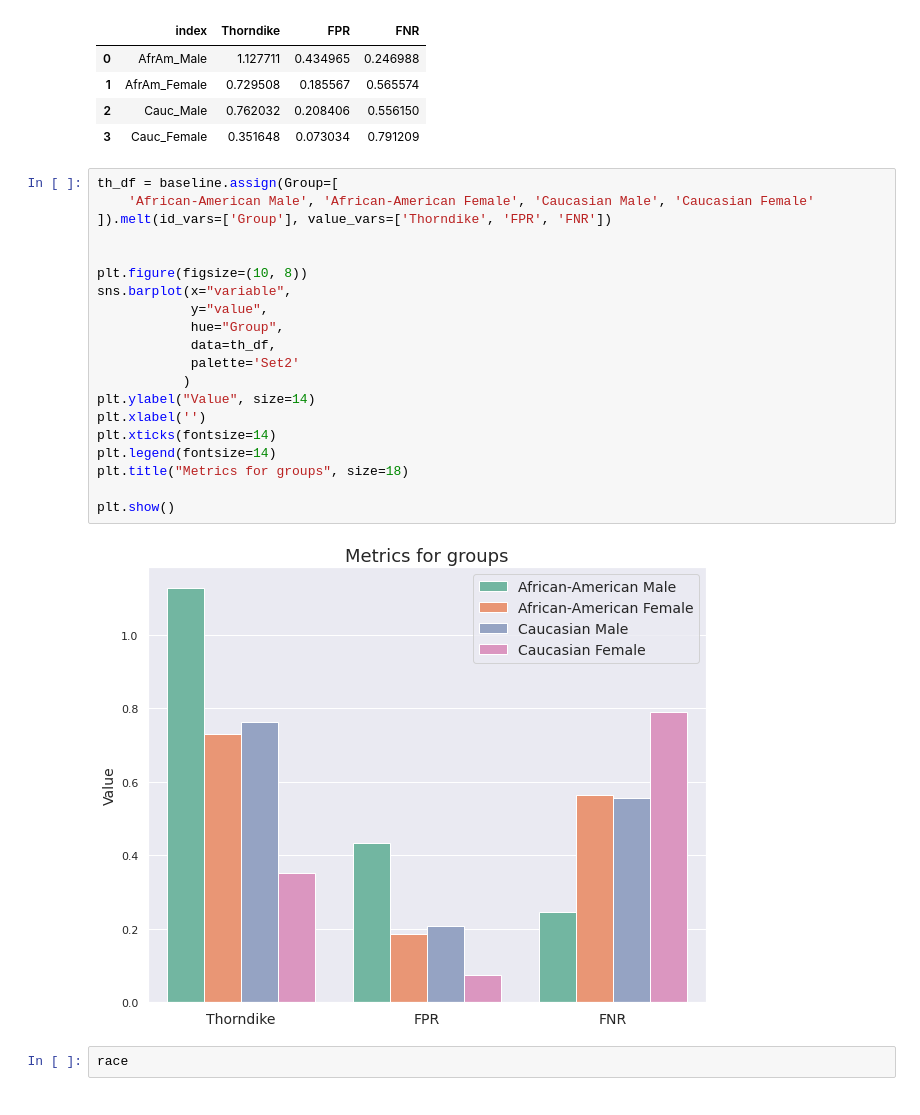
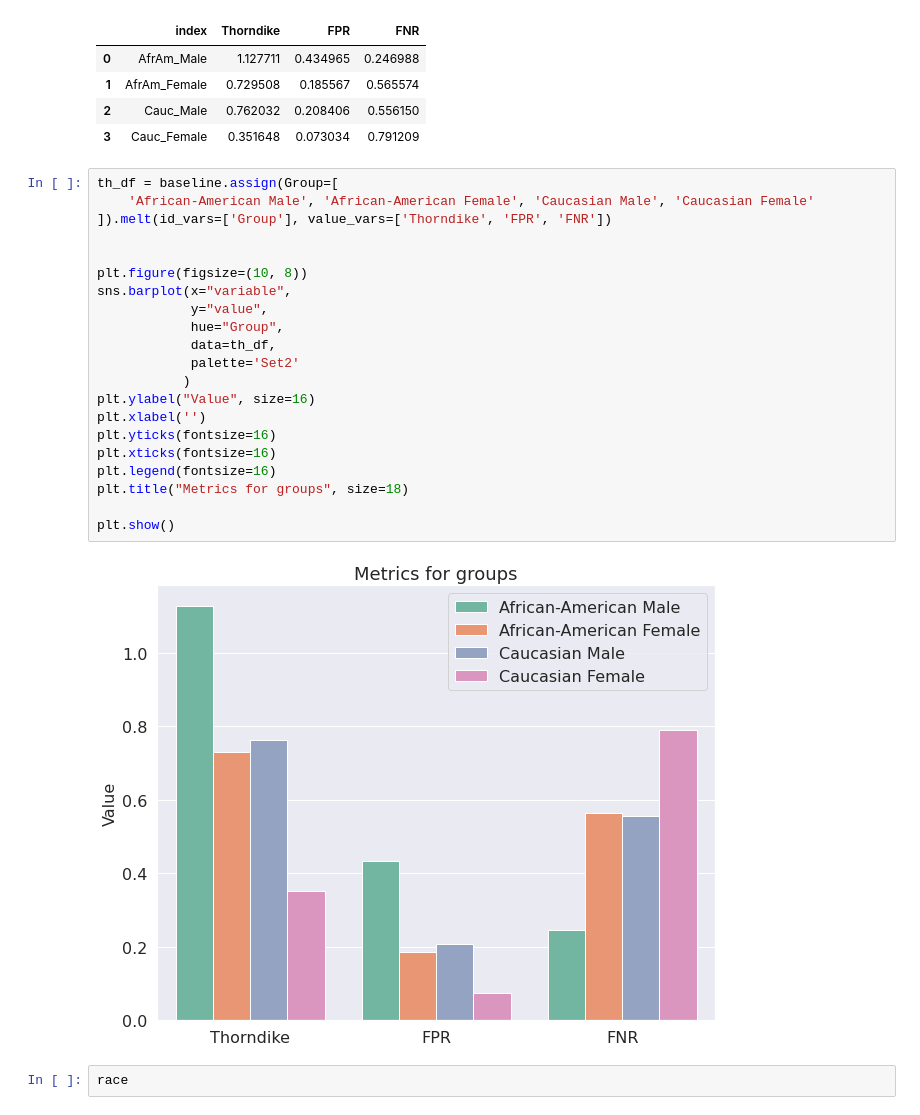
Before and after one commit to llmlks/fairness-recidivism, a Jupyter notebook: Project3.ipynb, the cells around one changed output. Saved outputs shown, nothing was run; the diff lists cells and outputs as text.

```diff
--- a/Project3.ipynb
+++ b/Project3.ipynb
@@ -332,25 +333,26 @@ baseline.reset_index()
 # %%
 th_df = baseline.assign(Group=[
     'African-American Male', 'African-American Female', 'Caucasian Male', 'Caucasian Female'
 ]).melt(id_vars=['Group'], value_vars=['Thorndike', 'FPR', 'FNR'])
 
 
 plt.figure(figsize=(10, 8))
 sns.barplot(x="variable",
             y="value",
             hue="Group",
             data=th_df,
             palette='Set2'
            )
-plt.ylabel("Value", size=14)
+plt.ylabel("Value", size=16)
 plt.xlabel('')
-plt.xticks(fontsize=14)
-plt.legend(fontsize=14)
+plt.yticks(fontsize=16)
+plt.xticks(fontsize=16)
+plt.legend(fontsize=16)
 plt.title("Metrics for groups", size=18)
 
 plt.show()
 # %% [output]
-[figure, old version]
+[figure, new version]
 # %%
 race
 # %% [output]
```
Also changed, not shown: parts of 2 cells of this notebook, 1 other file.
